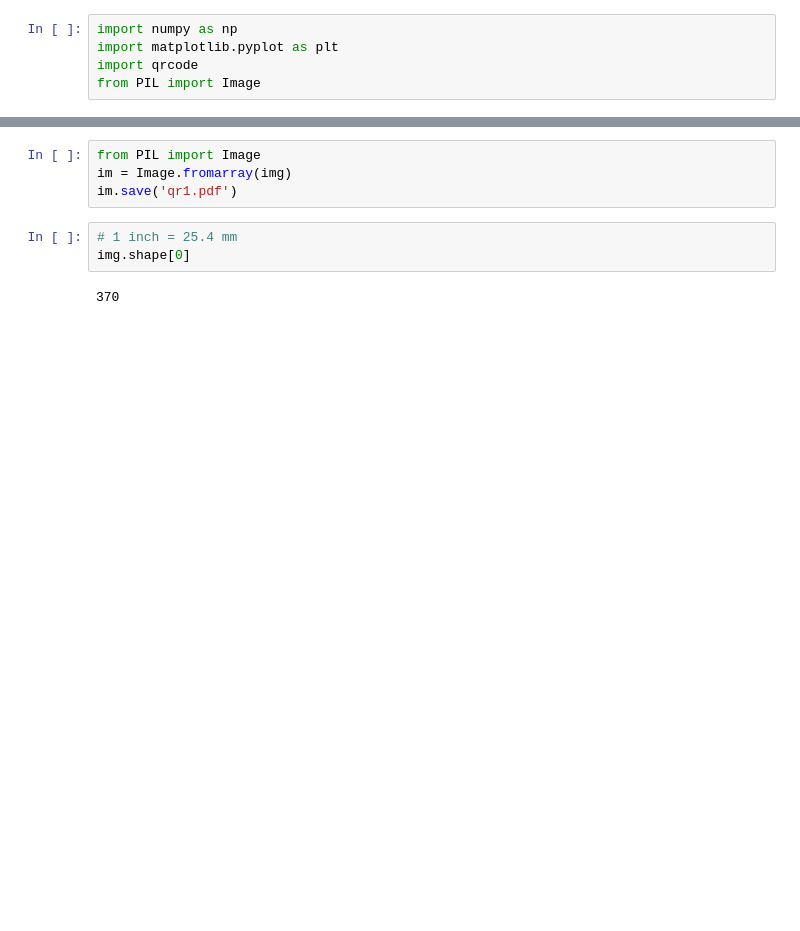
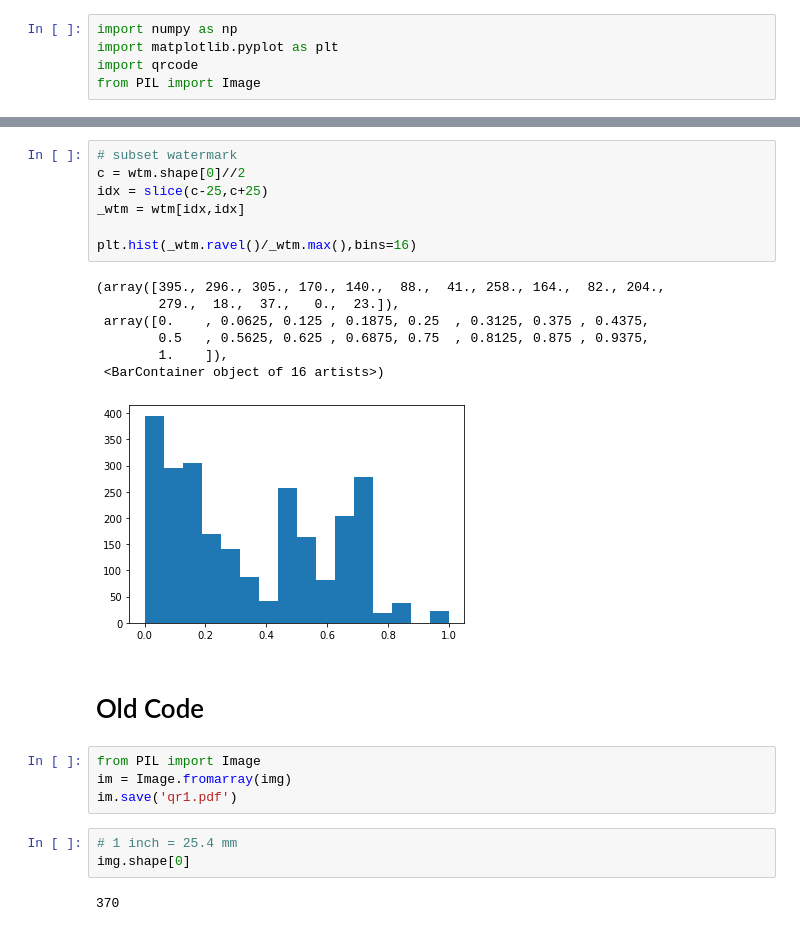
Before and after one commit to ade-fh/SecureQR2, a Jupyter notebook: watermark.ipynb, the cells around one changed output, grey strips where cells are left out. Drawn from its saved outputs; the diff is of its cells as text; blank space fills up the shorter version.

```diff
--- a/watermark.ipynb
+++ b/watermark.ipynb
@@ -64,3 +83,20 @@ grid.shape
+# %%
+# subset watermark
+c = wtm.shape[0]//2
+idx = slice(c-25,c+25)
+_wtm = wtm[idx,idx]
+
+plt.hist(_wtm.ravel()/_wtm.max(),bins=16)
+# %% [output]
+(array([395., 296., 305., 170., 140.,  88.,  41., 258., 164.,  82., 204.,
+        279.,  18.,  37.,   0.,  23.]),
+ array([0.    , 0.0625, 0.125 , 0.1875, 0.25  , 0.3125, 0.375 , 0.4375,
+        0.5   , 0.5625, 0.625 , 0.6875, 0.75  , 0.8125, 0.875 , 0.9375,
+        1.    ]),
+ <BarContainer object of 16 artists>)
+[figure, added]
+# %% [markdown]
+# Old Code
 # %%
 from PIL import Image
 im = Image.fromarray(img)
```
Also changed, not shown: parts of 11 cells of this notebook.
